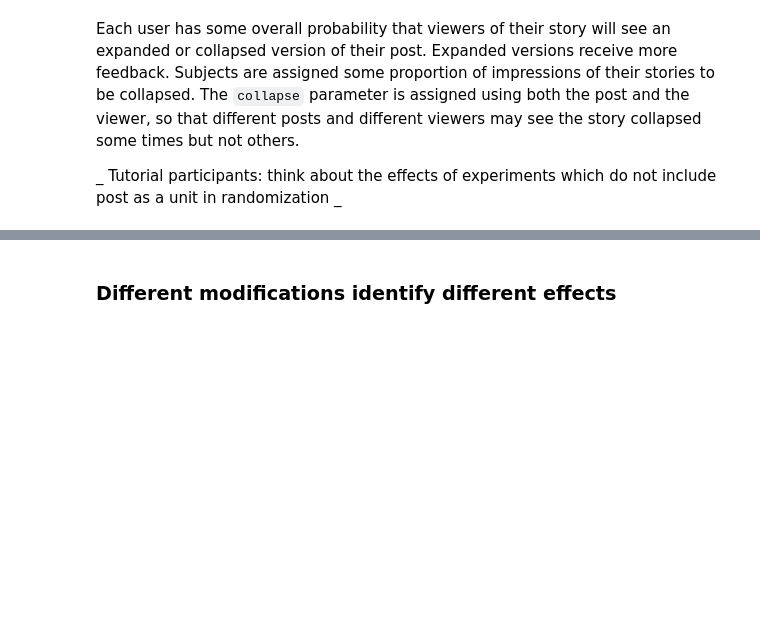
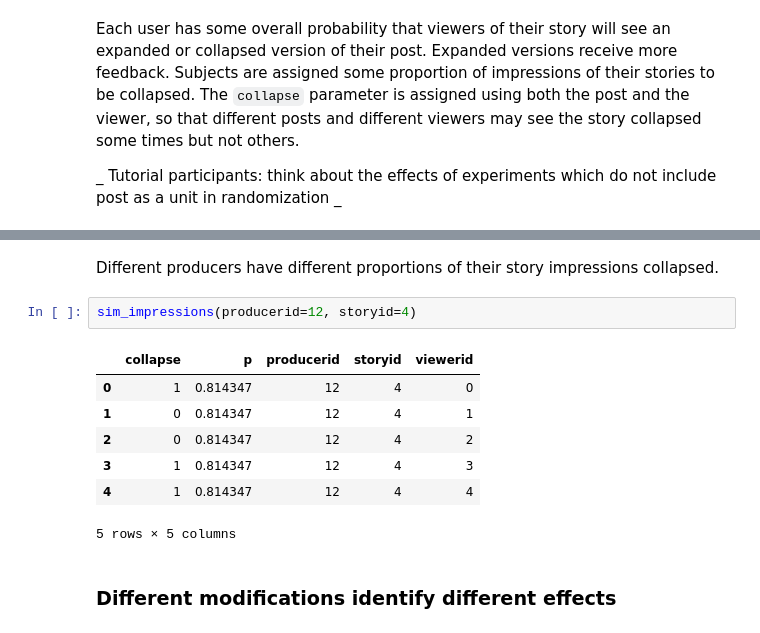
Before and after one commit to eytan/www-15-tutorial, a Jupyter notebook: 0-planout-intro.ipynb, the cells around one changed output, grey strips where cells are left out. Saved outputs shown, nothing was run; the diff lists cells and outputs as text; blank space fills up the shorter version.

```diff
--- a/0-planout-intro.ipynb
+++ b/0-planout-intro.ipynb
@@ -338,3 +381,15 @@ _ Tutorial participants: think about the effects of experiments which do not inc
+# %% [markdown]
+Different producers have different proportions of their story impressions collapsed.
+# %%
+sim_impressions(producerid=12, storyid=4)
+# %% [output]
+|  | collapse | p | producerid | storyid | viewerid |
+| 0 | 1 | 0.814347 | 12 | 4 | 0 |
+| 1 | 0 | 0.814347 | 12 | 4 | 1 |
+| 2 | 0 | 0.814347 | 12 | 4 | 2 |
+| 3 | 1 | 0.814347 | 12 | 4 | 3 |
+| 4 | 1 | 0.814347 | 12 | 4 | 4 |
+5 rows × 5 columns
 # %% [markdown]
 ### Different modifications identify different effects
 # %% [markdown]
```
Also changed, not shown: parts of 23 cells of this notebook, 2 other files.
